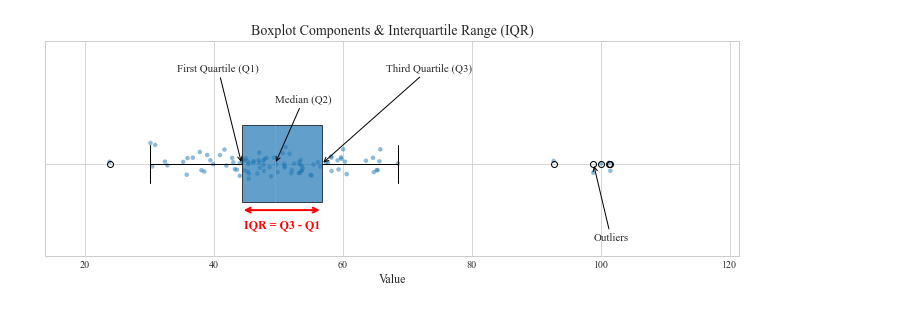
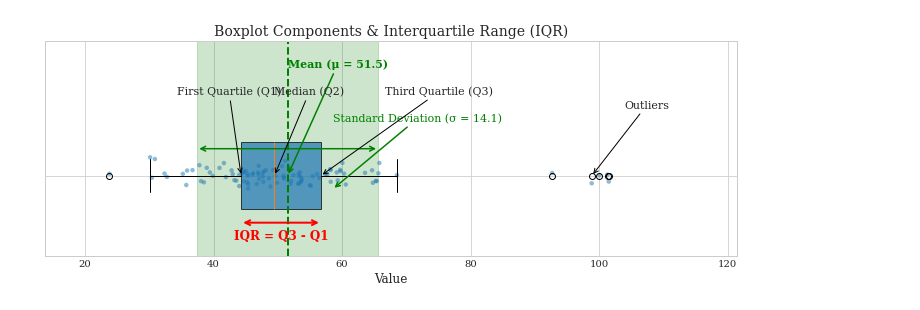
Before and after one commit to Shannon-Barretto/dissertation, a Jupyter notebook: code for report/jsvis.ipynb, the cells around one changed output. Drawn from its saved outputs; the diff is of its cells as text; code cells hidden in the pictures.

```diff
--- a/code for report/jsvis.ipynb
+++ b/code for report/jsvis.ipynb
@@ -911,9 +568,6 @@ plt.show()
 # %%
 import numpy as np
 import matplotlib.pyplot as plt
-import matplotlib.patches as patches
-from matplotlib.patches import FancyArrowPatch
-import seaborn as sns
 
 # Set the style
 plt.style.use('seaborn-v0_8-whitegrid')
@@ -938,10 +592,20 @@ data = np.concatenate([
     np.random.normal(loc=100, scale=5, size=5)    # Outliers
 ])
 
+# Calculate mean and standard deviation
+mean_val = np.mean(data)
+std_val = np.std(data)
+
 # Create horizontal boxplot
 box_elements = ax.boxplot(data, patch_artist=True, widths=0.5, vert=False)
 box_elements['boxes'][0].set_facecolor('#1f77b4')
 box_elements['boxes'][0].set_alpha(0.7)
+
+# Add mean line in a distinct color
+ax.axvline(x=mean_val, color='green', linestyle='--', linewidth=2)
+
+# Plot standard deviation range
+ax.axvspan(mean_val - std_val, mean_val + std_val, alpha=0.2, color='green')
 
 # Scatter individual points with jitter
 y = np.random.normal(1, 0.05, size=len(data))
@@ -953,61 +617,59 @@ q2 = np.percentile(data, 50)  # median
 q3 = np.percentile(data, 75)
 iqr = q3 - q1
 
+# Add annotations for mean and standard deviation
+ax.annotate(f'Mean (μ = {mean_val:.1f})', xy=(mean_val, 1), xytext=(mean_val, 1.8),
+             arrowprops=dict(arrowstyle='->', color='green', linewidth=1.5),
+             fontsize=11, color='green', fontweight='bold')
+
+ax.annotate(f'Standard Deviation (σ = {std_val:.1f})',
+             xy=(mean_val + std_val/2, 0.9),
+             xytext=(mean_val + std_val/2, 1.4),
+             arrowprops=dict(arrowstyle='->', color='green', linewidth=1.5),
+             fontsize=11, color='green')
+
+# Add double-headed arrow for standard deviation range
+ax.annotate('', xy=(mean_val - std_val, 1.2), xytext=(mean_val + std_val, 1.2),
+            arrowprops=dict(arrowstyle='<->', color='green', linewidth=1.5))
+
 # Add annotations for the parts of the boxplot
 # Median line
-ax.annotate('Median (Q2)', xy=(q2, 1), xytext=(q2, 1.4),
+ax.annotate('Median (Q2)', xy=(q2, 1), xytext=(q2, 1.6),
              arrowprops=dict(arrowstyle='->', color='black'), fontsize=11)
 
 # Q1 annotation
 ax.annotate('First Quartile (Q1)', xy=(q1, 1), xytext=(q1-10, 1.6),
              arrowprops=dict(arrowstyle='->', color='black'), fontsize=11)
 
 # Q3 annotation
 ax.annotate('Third Quartile (Q3)', xy=(q3, 1), xytext=(q3+10, 1.6),
              arrowprops=dict(arrowstyle='->', color='black'), fontsize=11)
 
-# IQR annotation with arrow
-ax.annotate('', xy=(q1, 0.70), xytext=(q3, 0.70),
+# IQR annotation with arrow - positioned below the boxplot
+ax.annotate('', xy=(q1, 0.65), xytext=(q3, 0.65),
             arrowprops=dict(arrowstyle='<->', color='red', lw=2))
-ax.text((q1+q3)/2, 0.60, 'IQR = Q3 - Q1', color='red', fontsize=12,
+ax.text((q1+q3)/2, 0.55, 'IQR = Q3 - Q1', color='red', fontsize=12,
         fontweight='bold', ha='center', va='center')
 
-# Outliers annotation
+# Adjust the outliers annotation position
 outliers = data[data > q3 + 1.5*iqr]
 if len(outliers) > 0:
-    ax.annotate('Outliers', xy=(outliers.mean(), 1), xytext=(outliers.mean(), 0.5),
+    ax.annotate('Outliers', xy=(outliers.mean(), 1), xytext=(outliers.mean()+5, 1.5),
                  arrowprops=dict(arrowstyle='->', color='black'), fontsize=11)
 
 # Add title and remove y-axis labels
 ax.set_title('Boxplot Components & Interquartile Range (IQR)', fontsize=14)
 ax.set_xlabel('Value', fontsize=12)
 ax.set_yticklabels([''])
 
-# Set appropriate x limits
+# Set appropriate x and y limits
 x_min = min(data) - 10
 x_max = max(data) + 20
 ax.set_xlim(x_min, x_max)
-ax.set_ylim(0.4, 1.8)
-
-# Add IQR description at the bottom
-# desc_text = """
-# Interquartile Range (IQR) as a Metric:
-
-# • IQR = Q3 - Q1 (the distance between the first and third quartiles)
-# • Encompasses the middle 50% of the data distribution
-# • Robust to outliers, making it ideal for comparing distributions
-# • Provides insight into data spread and variability
-# • Used to identify outliers: points beyond Q1-1.5*IQR or Q3+1.5*IQR
-# """
-
-# fig.text(0.5, 0.02, desc_text, ha='center', va='bottom', fontsize=11,
-#          bbox=dict(boxstyle='round', facecolor='#f0f0f0', alpha=0.8))
-
-# Add main title
-# fig.suptitle('Understanding Interquartile Range (IQR)', fontsize=16, y=0.97)
+ax.set_ylim(0.4, 2.0)
 
 plt.tight_layout(rect=[0, 0.15, 1, 0.95])
 plt.savefig('iqr_boxplot_visualization.png', dpi=300, bbox_inches='tight')
 plt.show()
 # %% [output]
-[figure, old version]
+[figure, new version]
```
Also changed, not shown: parts of 6 cells of this notebook, 10 other files.
